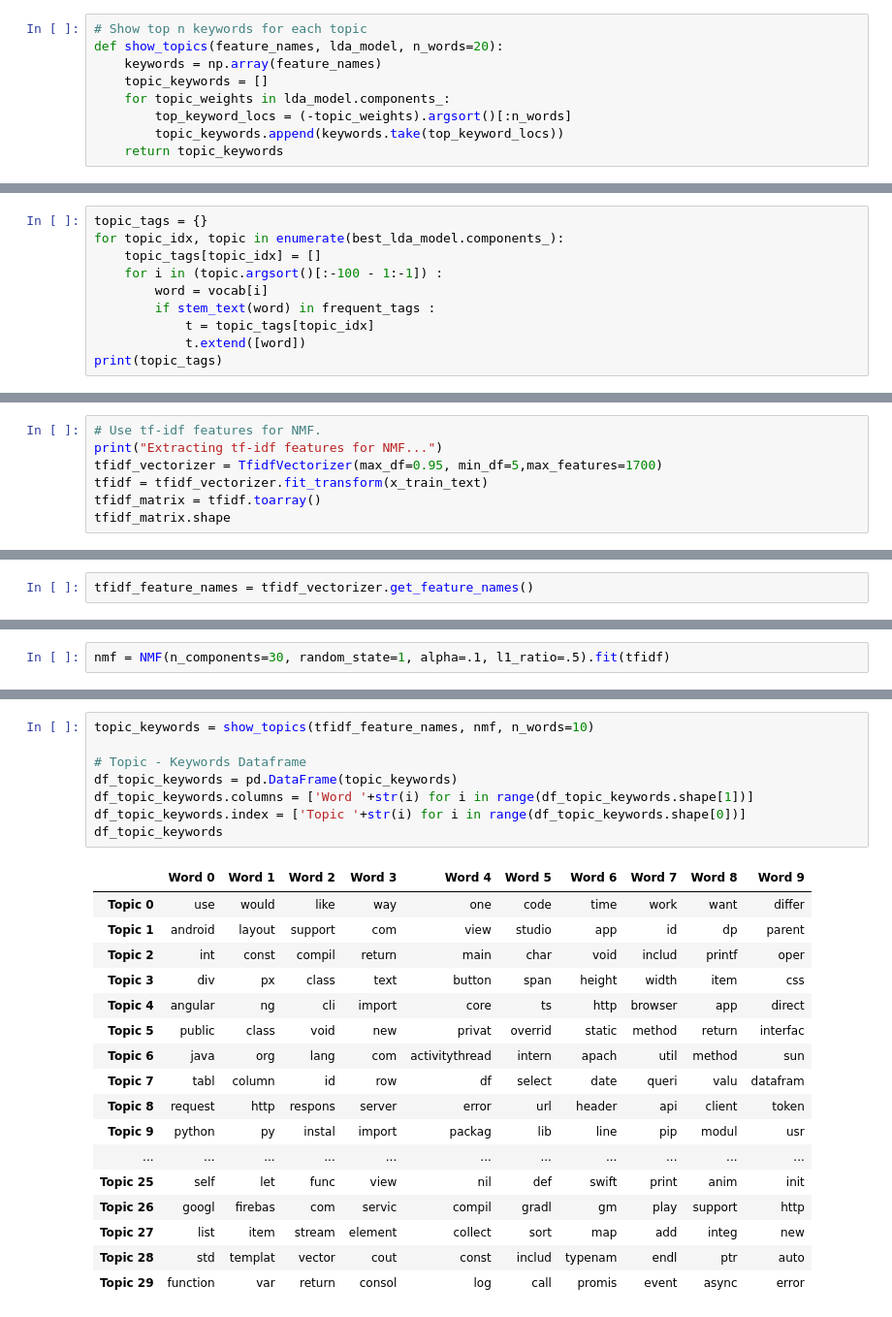
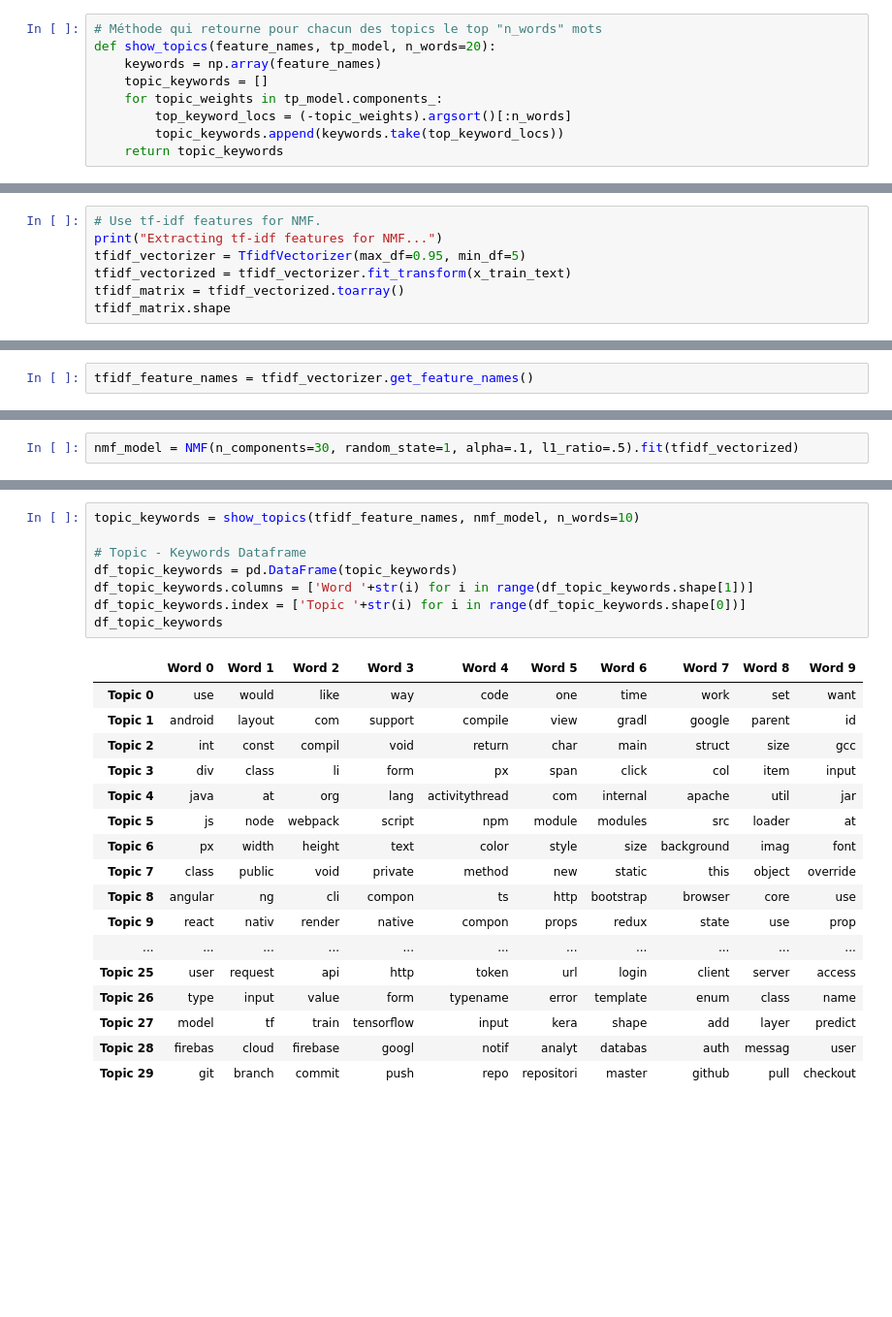
Before and after one commit to makboulhoussen/projet6, a Jupyter notebook: SOF_Tags_UnsupervisedMethod.ipynb, the cells around one changed output, grey strips where cells are left out. Shown at 97% size. Drawn from its saved outputs; the diff is of its cells as text; blank space fills up the shorter version.

```diff
--- a/SOF_Tags_UnsupervisedMethod.ipynb
+++ b/SOF_Tags_UnsupervisedMethod.ipynb
@@ -313,9 +322,9 @@ df_topic_keywords.head()
 # %%
-# Show top n keywords for each topic
-def show_topics(feature_names, lda_model, n_words=20):
+# Méthode qui retourne pour chacun des topics le top "n_words" mots
+def show_topics(feature_names, tp_model, n_words=20):
     keywords = np.array(feature_names)
     topic_keywords = []
-    for topic_weights in lda_model.components_:
+    for topic_weights in tp_model.components_:
         top_keyword_locs = (-topic_weights).argsort()[:n_words]
         topic_keywords.append(keywords.take(top_keyword_locs))
     return topic_keywords
@@ -540,10 +629,0 @@ Essayons de déterminer pour chacun des topics, les tags qu'on peut lui associer
-# %%
-topic_tags = {}
-for topic_idx, topic in enumerate(best_lda_model.components_):
-    topic_tags[topic_idx] = []
-    for i in (topic.argsort()[:-100 - 1:-1]) :
-        word = vocab[i]
-        if stem_text(word) in frequent_tags :
-            t = topic_tags[topic_idx]
-            t.extend([word])
-print(topic_tags)
@@ -567,9 +719,9 @@ predicted_topic: 6
 # %%
 # Use tf-idf features for NMF.
 print("Extracting tf-idf features for NMF...")
-tfidf_vectorizer = TfidfVectorizer(max_df=0.95, min_df=5,max_features=1700)
-tfidf = tfidf_vectorizer.fit_transform(x_train_text)
-tfidf_matrix = tfidf.toarray()
+tfidf_vectorizer = TfidfVectorizer(max_df=0.95, min_df=5)
+tfidf_vectorized = tfidf_vectorizer.fit_transform(x_train_text)
+tfidf_matrix = tfidf_vectorized.toarray()
 tfidf_matrix.shape
 # %% [output]
 Extracting tf-idf features for NMF...
@@ -579,3 +733,3 @@ tfidf_feature_names = tfidf_vectorizer.get_feature_names()
 # %%
-nmf = NMF(n_components=30, random_state=1, alpha=.1, l1_ratio=.5).fit(tfidf)
+nmf_model = NMF(n_components=30, random_state=1, alpha=.1, l1_ratio=.5).fit(tfidf_vectorized)
 # %%
@@ -587,26 +745,26 @@ nmf_output.shape
 # %%
-topic_keywords = show_topics(tfidf_feature_names, nmf, n_words=10)
+topic_keywords = show_topics(tfidf_feature_names, nmf_model, n_words=10)
 
 # Topic - Keywords Dataframe
 df_topic_keywords = pd.DataFrame(topic_keywords)
 df_topic_keywords.columns = ['Word '+str(i) for i in range(df_topic_keywords.shape[1])]
 df_topic_keywords.index = ['Topic '+str(i) for i in range(df_topic_keywords.shape[0])]
 df_topic_keywords
 # %% [output]
 |  | Word 0 | Word 1 | Word 2 | Word 3 | Word 4 | Word 5 | Word 6 | Word 7 | Word 8 | Word 9 |
-| Topic 0 | use | would | like | way | one | code | time | work | want | differ |
-| Topic 1 | android | layout | support | com | view | studio | app | id | dp | parent |
-| Topic 2 | int | const | compil | return | main | char | void | includ | printf | oper |
-| Topic 3 | div | px | class | text | button | span | height | width | item | css |
-| Topic 4 | angular | ng | cli | import | core | ts | http | browser | app | direct |
-| Topic 5 | public | class | void | new | privat | overrid | static | method | return | interfac |
-| Topic 6 | java | org | lang | com | activitythread | intern | apach | util | method | sun |
-| Topic 7 | tabl | column | id | row | df | select | date | queri | valu | datafram |
-| Topic 8 | request | http | respons | server | error | url | header | api | client | token |
-| Topic 9 | python | py | instal | import | packag | lib | line | pip | modul | usr |
+| Topic 0 | use | would | like | way | code | one | time | work | set | want |
+| Topic 1 | android | layout | com | support | compile | view | gradl | google | parent | id |
+| Topic 2 | int | const | compil | void | return | char | main | struct | size | gcc |
+| Topic 3 | div | class | li | form | px | span | click | col | item | input |
+| Topic 4 | java | at | org | lang | activitythread | com | internal | apache | util | jar |
+| Topic 5 | js | node | webpack | script | npm | module | modules | src | loader | at |
+| Topic 6 | px | width | height | text | color | style | size | background | imag | font |
+| Topic 7 | class | public | void | private | method | new | static | this | object | override |
+| Topic 8 | angular | ng | cli | compon | ts | http | bootstrap | browser | core | use |
+| Topic 9 | react | nativ | render | native | compon | props | redux | state | use | prop |
 | ... | ... | ... | ... | ... | ... | ... | ... | ... | ... | ... |
-| Topic 25 | self | let | func | view | nil | def | swift | print | anim | init |
-| Topic 26 | googl | firebas | com | servic | compil | gradl | gm | play | support | http |
-| Topic 27 | list | item | stream | element | collect | sort | map | add | integ | new |
-| Topic 28 | std | templat | vector | cout | const | includ | typenam | endl | ptr | auto |
-| Topic 29 | function | var | return | consol | log | call | promis | event | async | error |
+| Topic 25 | user | request | api | http | token | url | login | client | server | access |
+| Topic 26 | type | input | value | form | typename | error | template | enum | class | name |
+| Topic 27 | model | tf | train | tensorflow | input | kera | shape | add | layer | predict |
+| Topic 28 | firebas | cloud | firebase | googl | notif | analyt | databas | auth | messag | user |
+| Topic 29 | git | branch | commit | push | repo | repositori | master | github | pull | checkout |
```
Also changed, not shown: parts of 125 cells of this notebook, 1 other file.
